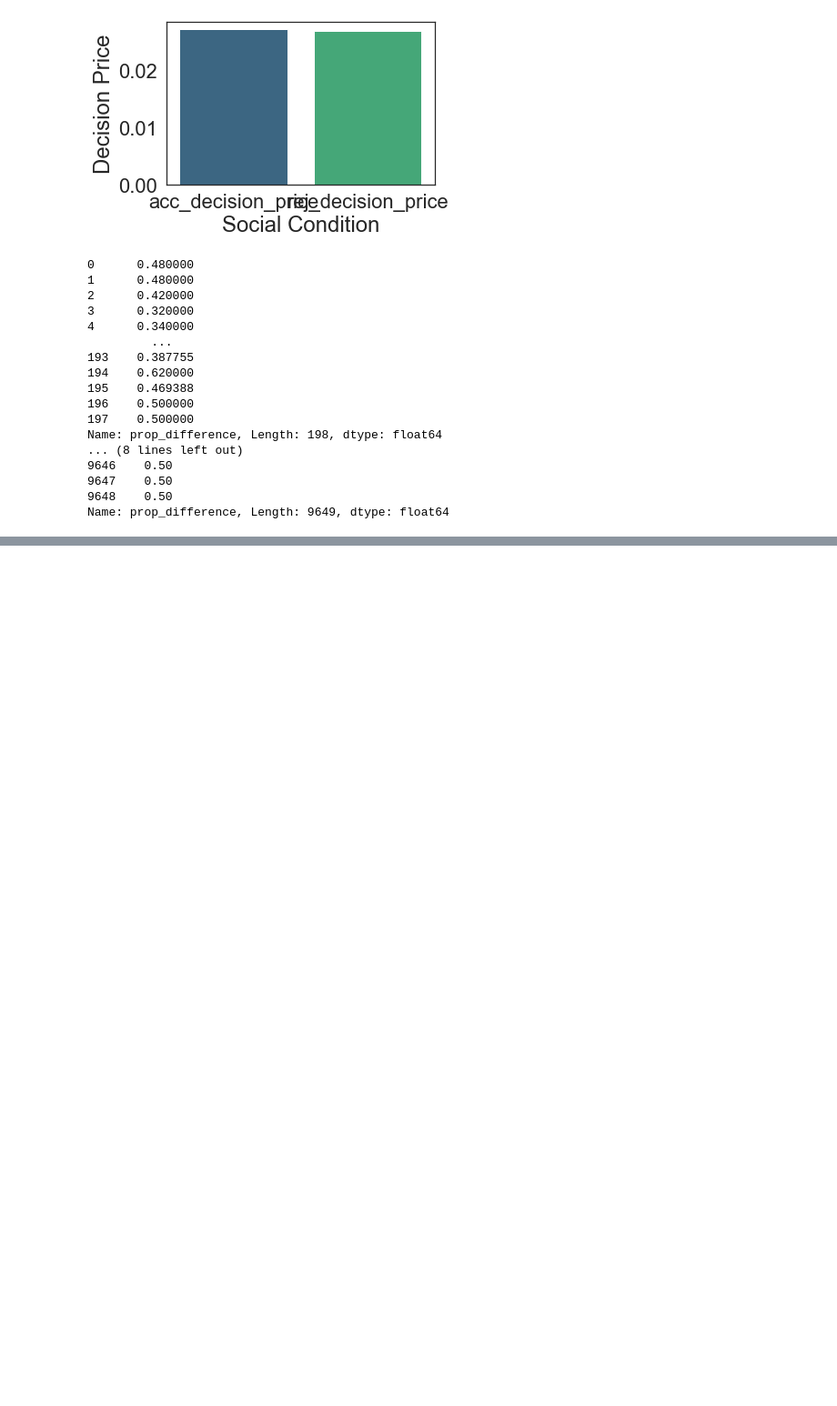
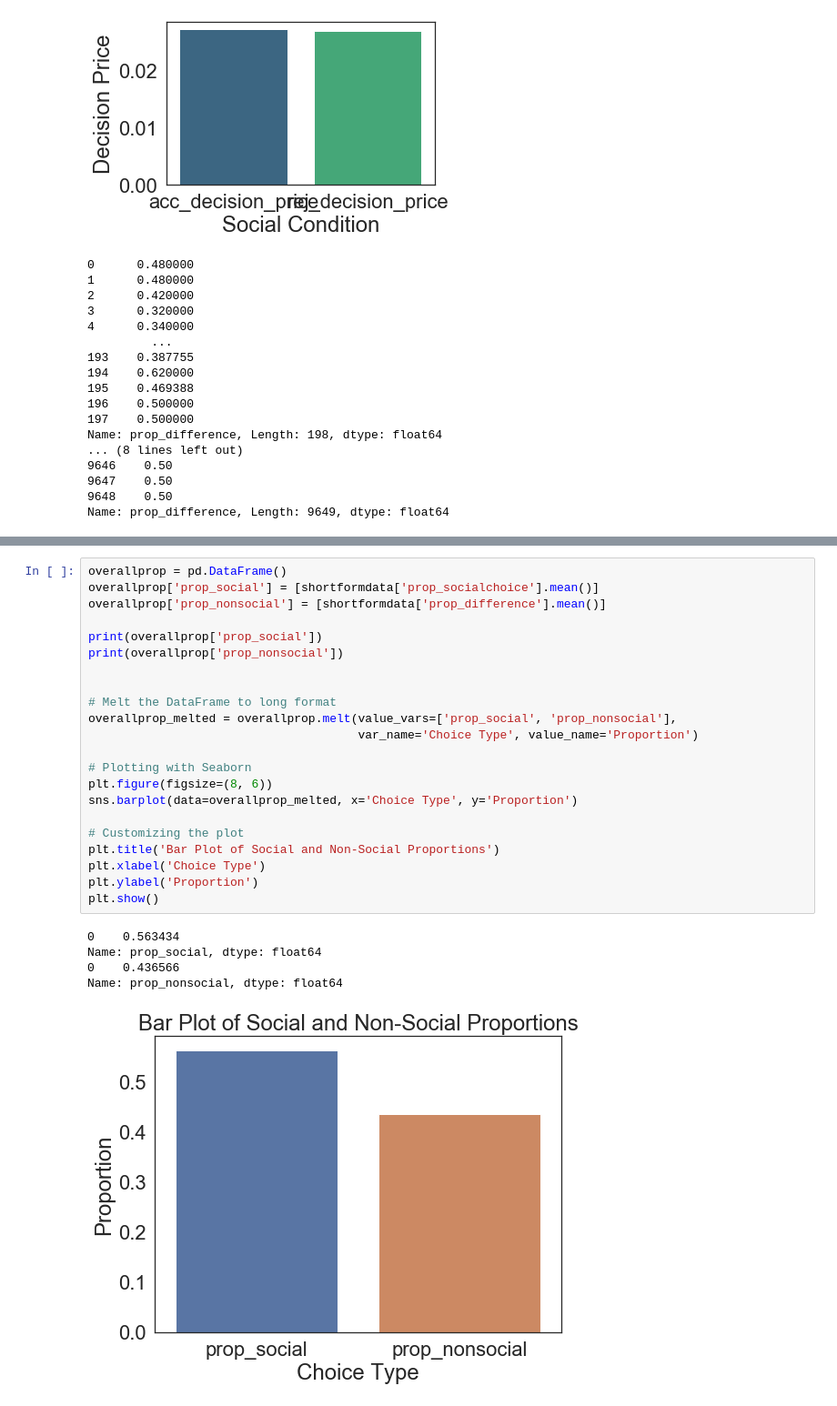
Before and after one commit to fareri-lab/WTP_Rejection_Choice_Pub, a Jupyter notebook: t_test_analyses.ipynb, the cells around one changed output, grey strips where cells are left out. Shown at 91% size. Drawn from its saved outputs; the diff is of its cells as text; blank space fills up the shorter version.

```diff
--- a/t_test_analyses.ipynb
+++ b/t_test_analyses.ipynb
@@ -672,0 +675,28 @@ ValueError: Could not interpret input 'Mean Decision Price'
+# %%
+overallprop = pd.DataFrame()
+overallprop['prop_social'] = [shortformdata['prop_socialchoice'].mean()]
+overallprop['prop_nonsocial'] = [shortformdata['prop_difference'].mean()]
+
+print(overallprop['prop_social'])
+print(overallprop['prop_nonsocial'])
+
+
+# Melt the DataFrame to long format
+overallprop_melted = overallprop.melt(value_vars=['prop_social', 'prop_nonsocial'],
+                                      var_name='Choice Type', value_name='Proportion')
+
+# Plotting with Seaborn
+plt.figure(figsize=(8, 6))
+sns.barplot(data=overallprop_melted, x='Choice Type', y='Proportion')
+
+# Customizing the plot
+plt.title('Bar Plot of Social and Non-Social Proportions')
+plt.xlabel('Choice Type')
+plt.ylabel('Proportion')
+plt.show()
+# %% [output]
+0    0.563434
+Name: prop_social, dtype: float64
+0    0.436566
+Name: prop_nonsocial, dtype: float64
+[figure, added]
```
Also changed, not shown: parts of 6 cells of this notebook.
